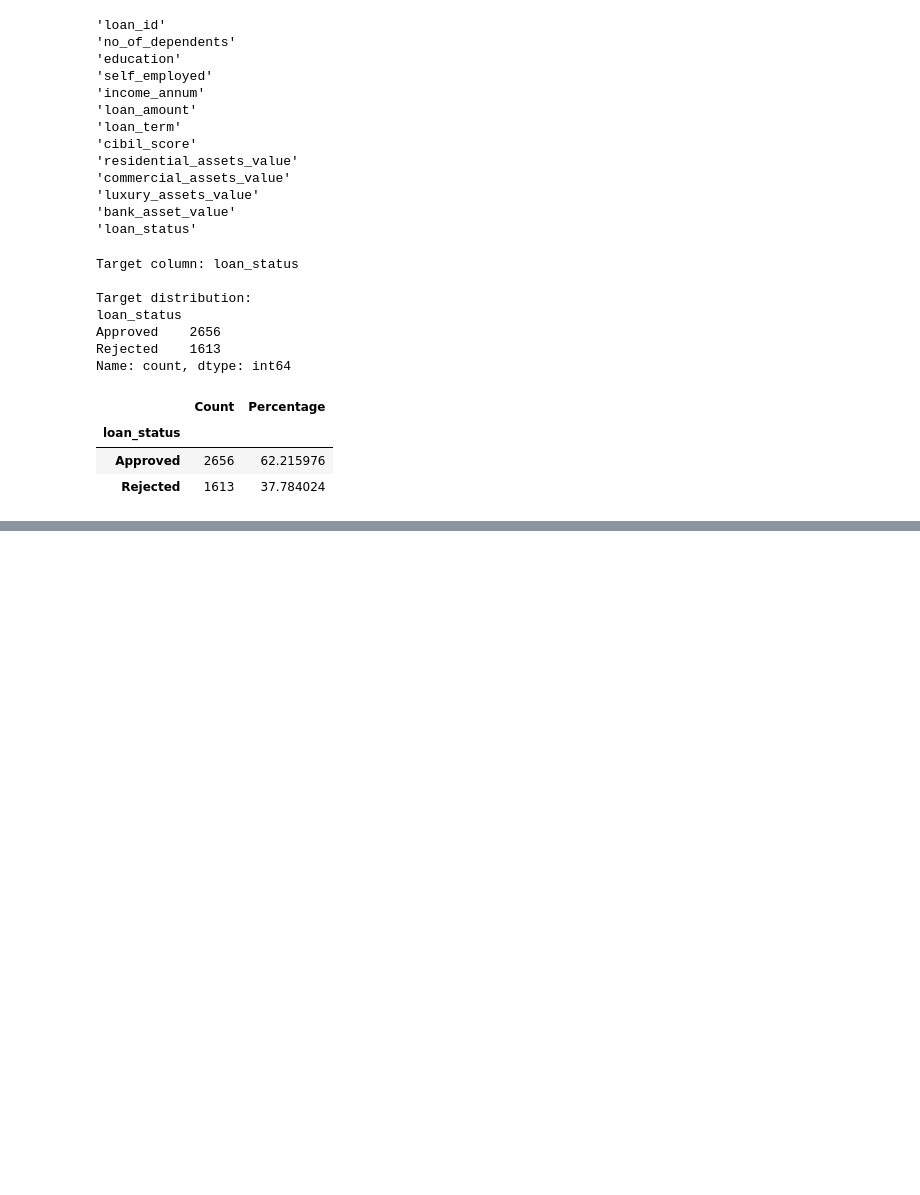
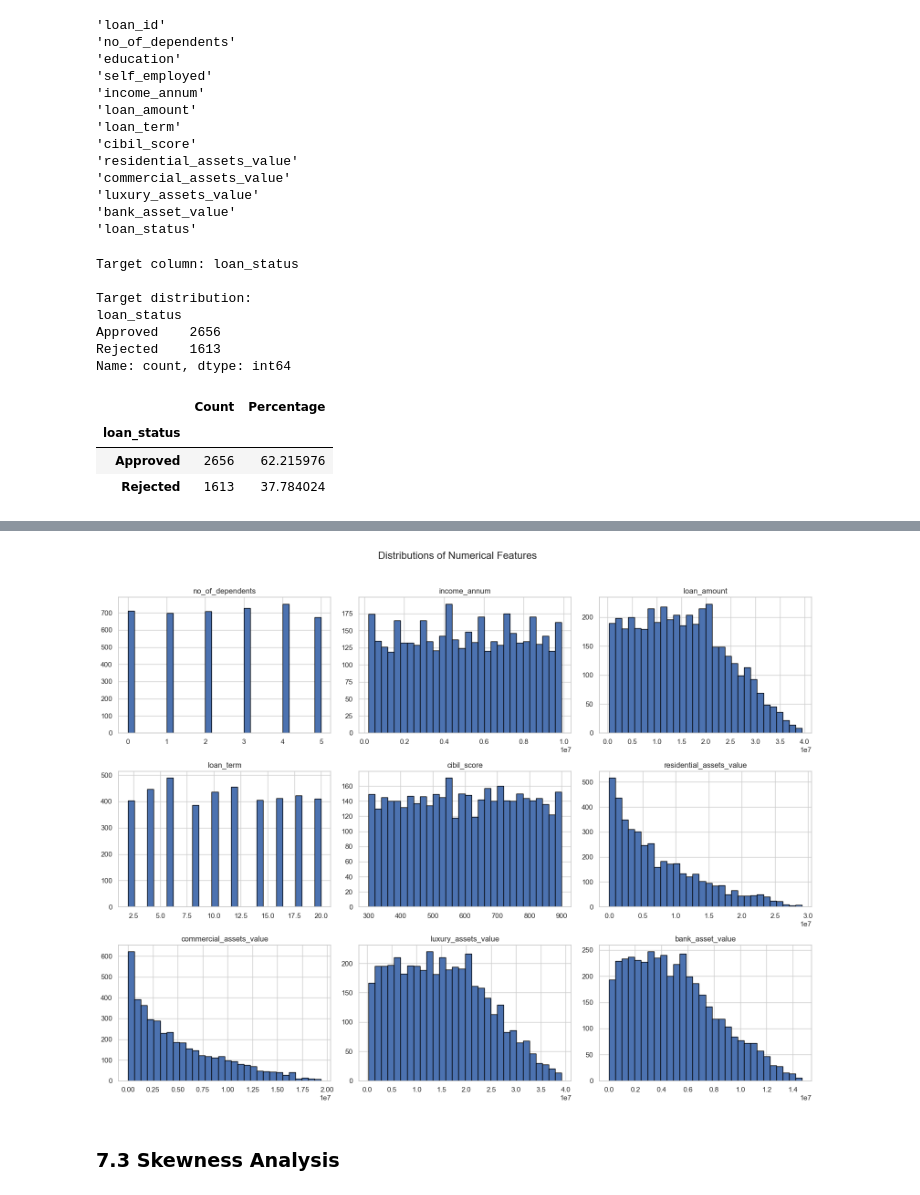
Before and after one commit to EmanQazii/loan-approval-prediction-model, a Jupyter notebook: notebooks/Loan_Approval_Prediction.ipynb, the cells around one changed output, grey strips where cells are left out. Cells and saved outputs as stored; diff of their text form; code cells hidden in the pictures; blank space fills up the shorter version.

Commit message:
Detailed EDA Analysis Completed

```diff
--- a/notebooks/Loan_Approval_Prediction.ipynb
+++ b/notebooks/Loan_Approval_Prediction.ipynb
@@ -300,0 +289,10 @@ plt.show()
+# %%
+numeric_cols = df.select_dtypes(include=np.number).columns
+negative_values = {}
+
+for col in numeric_cols:
+    count = (df[col] < 0).sum()
+    if count > 0:
+        negative_values[col] = count
+
+negative_values
@@ -300,0 +342,9 @@ plt.show()
+# %%
+zero_values = {}
+
+for col in numeric_cols:
+    count = (df[col] == 0).sum()
+    if count > 0:
+        zero_values[col] = count
+
+zero_values
@@ -300,0 +391,7 @@ plt.show()
+# %%
+numerical_features = [
+    col for col in df.select_dtypes(include=np.number).columns
+    if col != "loan_id"
+]
+
+numerical_features
@@ -300,0 +408,22 @@ plt.show()
+# %%
+df[numerical_features].hist(
+    figsize=(16, 12),
+    bins=30,
+    edgecolor="black"
+)
+plt.suptitle(
+    "Distributions of Numerical Features",
+    fontsize=16,
+    y=1.02
+)
+plt.tight_layout()
+plt.savefig(
+    "../outputs/numerical_feature_distributions.png",
+    dpi=300,
+    bbox_inches="tight"
+)
+plt.show()
+# %% [output]
+[figure, added]
+# %% [markdown]
+### 7.3 Skewness Analysis
```
Also changed, not shown: parts of 28 cells of this notebook, 10 other files.
